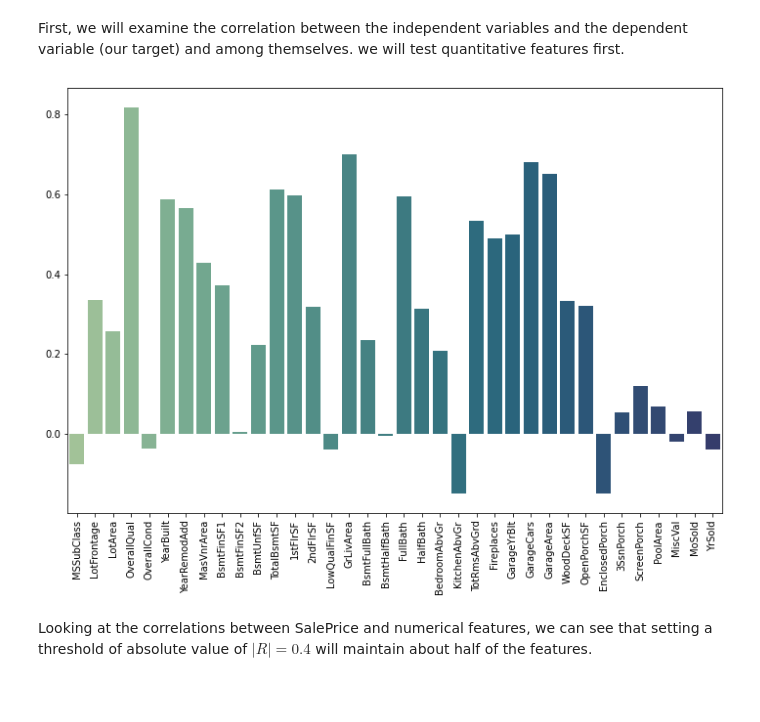
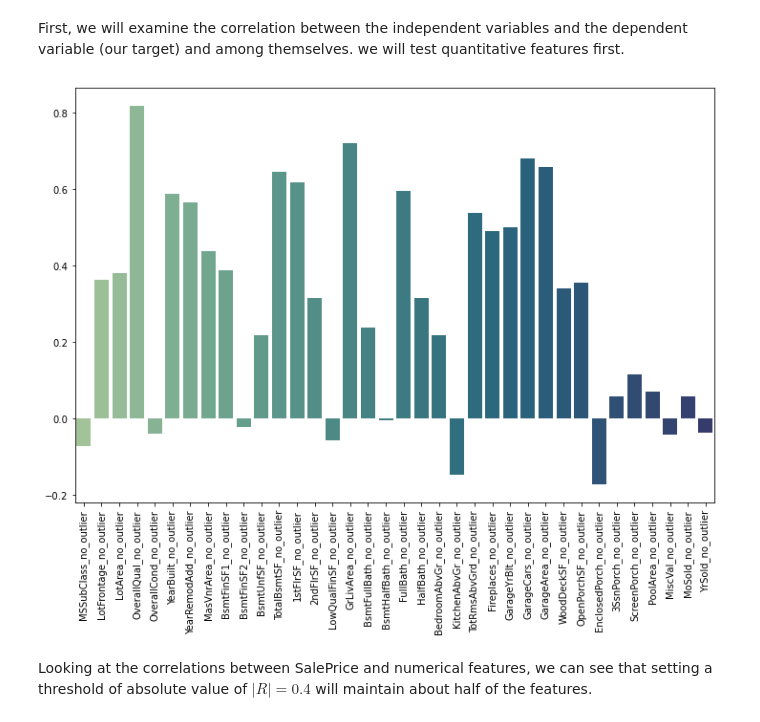
Before and after one commit to yoavshosh/Kaggle_house_price, a Jupyter notebook: Eda_house_prices.ipynb, the cells around one changed output. Drawn from its saved outputs; the diff is of its cells as text; code cells hidden in the pictures; blank space fills up the shorter version.

Commit message:
removing outliers

```diff
--- a/Eda_house_prices.ipynb
+++ b/Eda_house_prices.ipynb
@@ -145 +148,12 @@ plt.tight_layout()
+# %%
+for col in list(numerical):
+    mean_col = houses_train[col].mean()
+    std_col = houses_train[col].std()
+    lower_limit = mean_col - 3*std_col
+    upper_limit = mean_col + 3*std_col
+    houses_train[col + '_no_outlier'] = pd.Series([min(max(a,lower_limit),upper_limit) for a in houses_train[col]])
+    houses_test[col + '_no_outlier'] = pd.Series([min(max(a,lower_limit),upper_limit) for a in houses_test[col]])
+
+#replacing our numerical list
+numerical = [str(x)+ '_no_outlier' for x in numerical]
 # %% [markdown]
@@ -187,17 +199,17 @@ for col in cols_fill_with_average:
 # %% [markdown]
 First, we will examine the correlation between the independent variables and the dependent variable (our target) and among themselves. we will test quantitative features first.
 # %%
-cols = list(numerical.values) + ["SalePrice_log"]
+cols = list(numerical) + ["SalePrice_log"]
 
 corrs = houses_train[cols].corr()["SalePrice_log"]
 fig, ax = plt.subplots(figsize=(12, 8))
 g = sns.barplot(
     x=corrs[:-1].index,
     y=corrs[:-1].values, palette="crest")
 plt.xticks(rotation=90)
 plt.show();
 # %% [output]
-[figure, old version]
+[figure, new version]
 # %% [markdown]
 Looking at the correlations between SalePrice and numerical features, we can see that setting a threshold of absolute value of $|R|=0.4$ will maintain about half of the features.
 # %%
```
Also changed, not shown: parts of 14 cells of this notebook.
